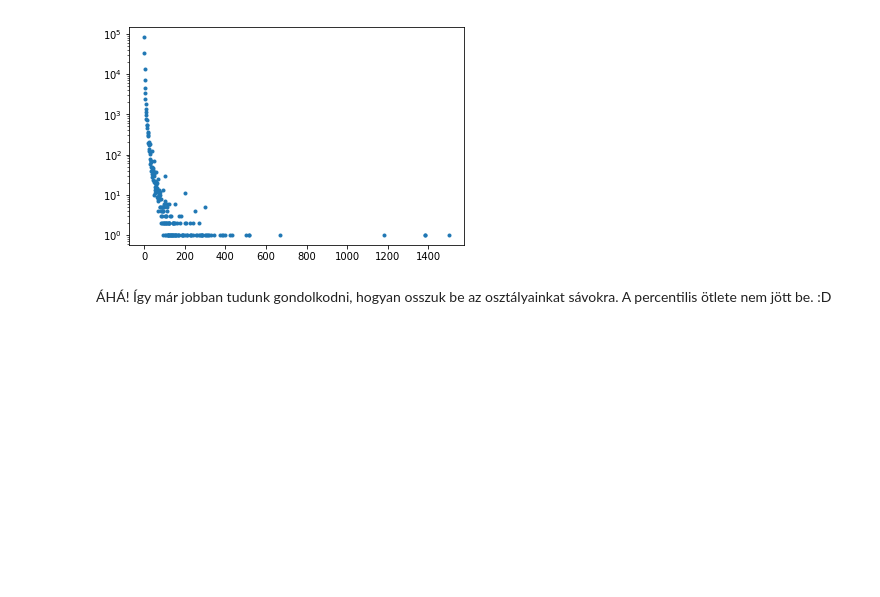
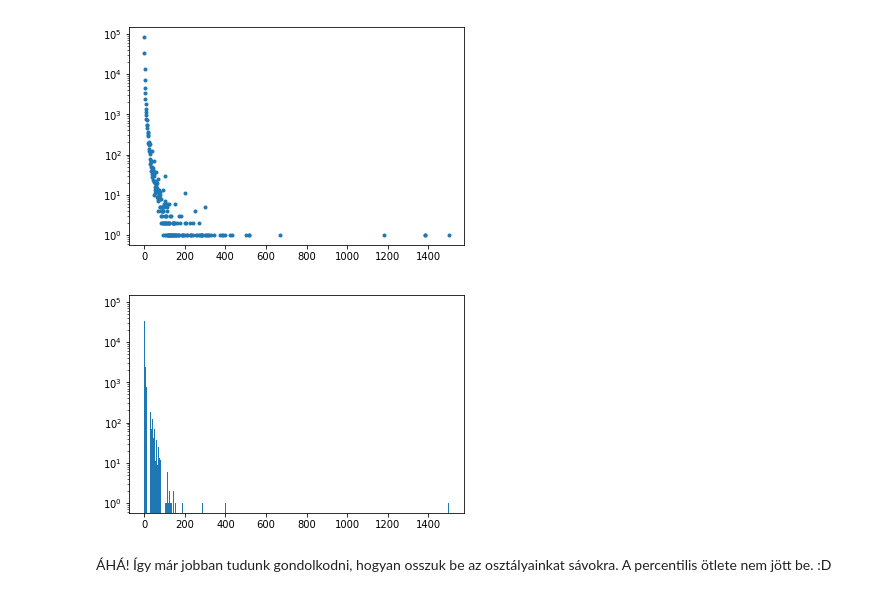
Before and after one commit to horver/big-data-hf, a Jupyter notebook: GTD2-HF.ipynb, the cells around one changed output. Drawn from its saved outputs; the diff is of its cells as text; code cells hidden in the pictures; blank space fills up the shorter version.

```diff
--- a/GTD2-HF.ipynb
+++ b/GTD2-HF.ipynb
@@ -302,6 +324,12 @@ plt.yscale('log')
 plt.show()
 # %% [output]
 [figure]
+# %%
+plt.bar(df2['nkills'], df2['sum'])
+plt.yscale('log')
+plt.show()
+# %% [output]
+[figure, added]
 # %% [markdown]
 ÁHÁ! Így már jobban tudunk gondolkodni, hogyan osszuk be az osztályainkat sávokra. A percentilis ötlete nem jött be. :D
 # %%
```
Also changed, not shown: parts of 16 cells of this notebook.
